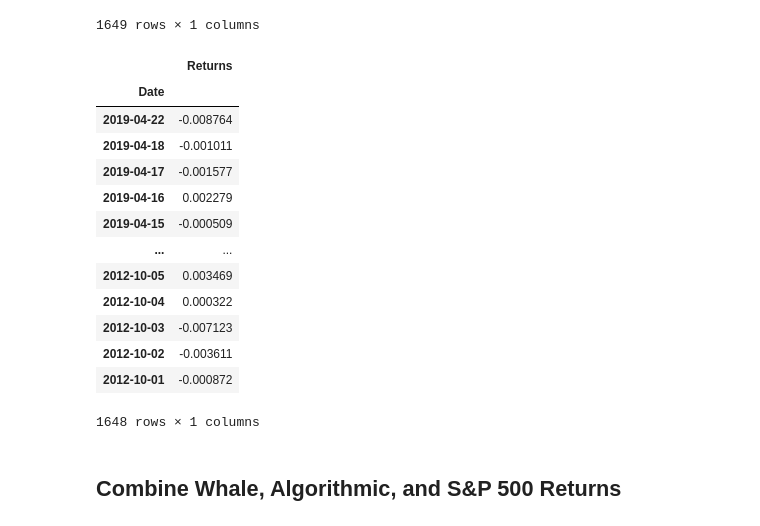
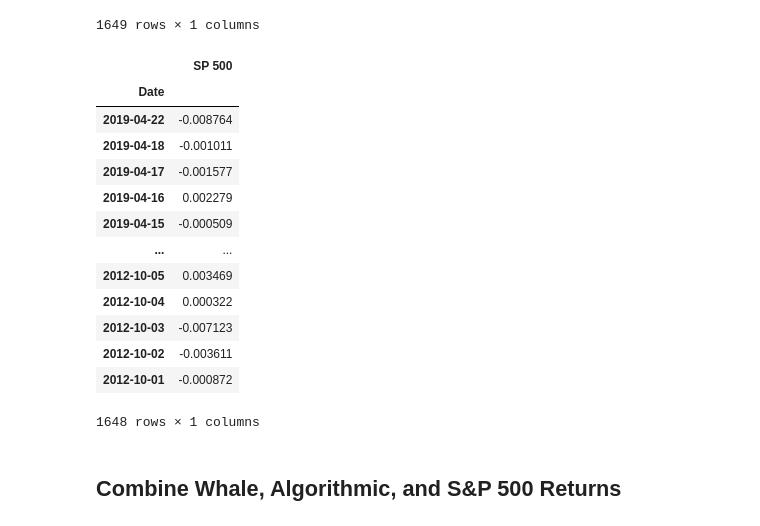
Before and after one commit to Olegreg762/FintechBootcamp, a Jupyter notebook: pandas_homework/Instructions/Starter_Code/whale_analysis.ipynb, the cells around one changed output. Drawn from its saved outputs; the diff is of its cells as text; code cells hidden in the pictures.

```diff
--- a/pandas_homework/Instructions/Starter_Code/whale_analysis.ipynb
+++ b/pandas_homework/Instructions/Starter_Code/whale_analysis.ipynb
@@ -178,10 +179,10 @@ sp500_history.dropna()
 1649 rows × 1 columns
 # %%
 # Rename `Close` Column to be specific to this portfolio.
-sp500_returns = sp500_returns.rename(columns={'Close': 'Returns'})
+sp500_returns = sp500_returns.rename(columns={'Close': 'SP 500'})
 sp500_returns.dropna()
 # %% [output]
-|  | Returns |
+|  | SP 500 |
 | Date |  |
 | 2019-04-22 | -0.008764 |
 | 2019-04-18 | -0.001011 |
```
Also changed, not shown: parts of 8 cells of this notebook.
